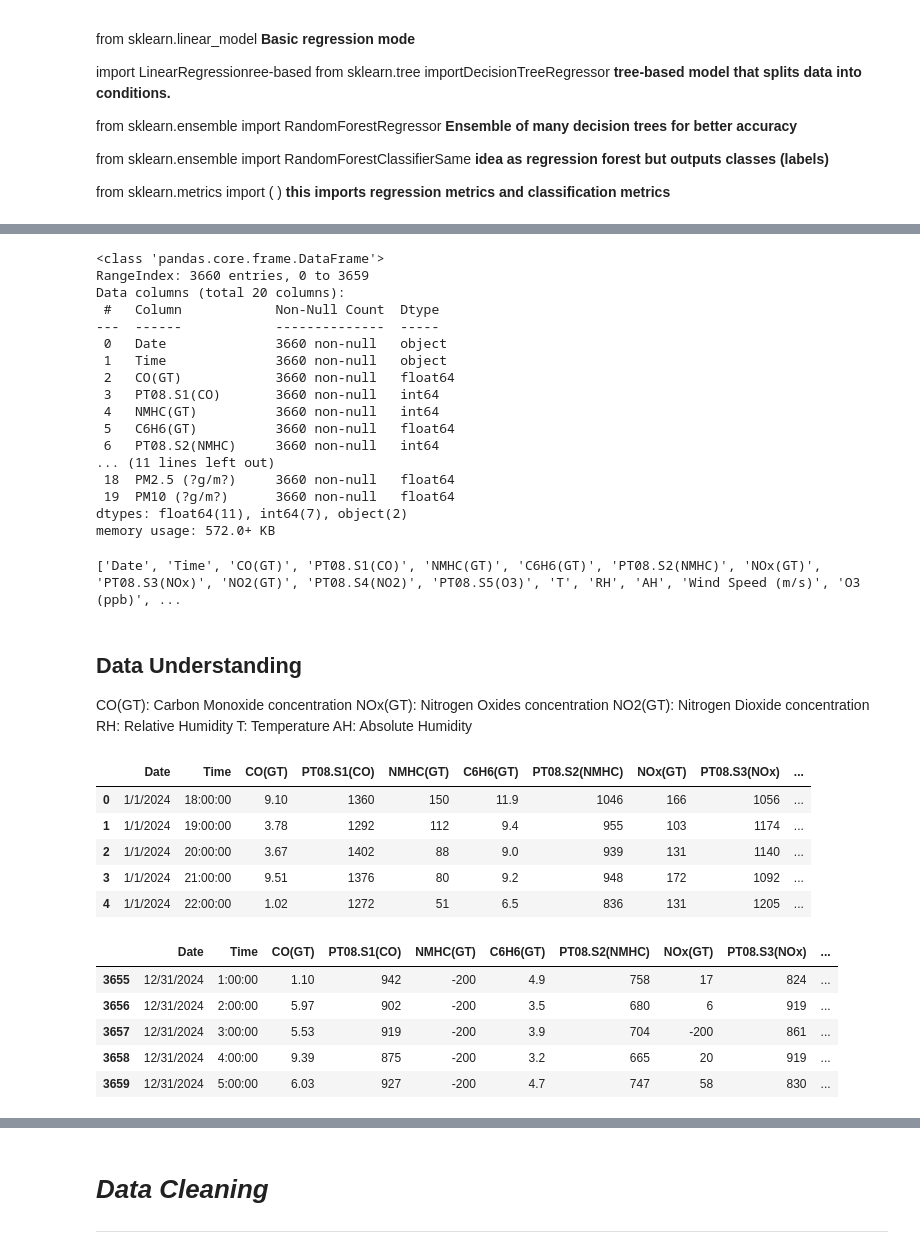
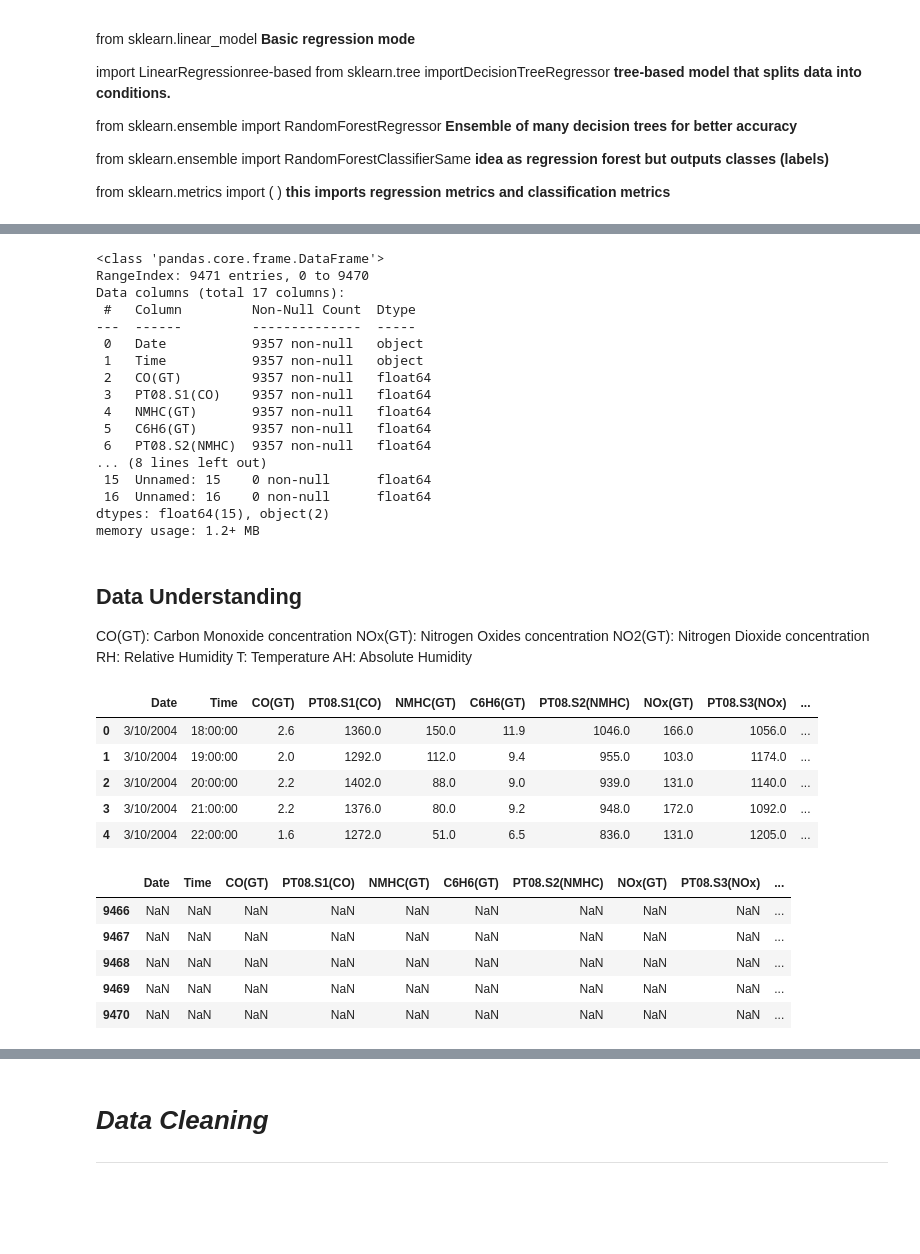
Before and after one commit to namharledba/Air-Quality-Prediction-Dashboard-, a Jupyter notebook: DataAnalysisFile.ipynb, the cells around one changed output, grey strips where cells are left out. Saved outputs shown, nothing was run; the diff lists cells and outputs as text; code cells hidden in the pictures; blank space fills up the shorter version.

```diff
--- a/DataAnalysisFile.ipynb
+++ b/DataAnalysisFile.ipynb
@@ -87,14 +87,7 @@ from sklearn.metrics import (
 )
 **this imports regression metrics and classification metrics**
 # %%
-
 uploaded = files.upload()
-
-filename = next(iter(uploaded))
-
-df = pd.read_csv(
-    filename,
-    sep=','
-)
+df = pd.read_csv(next(iter(uploaded)))
 # %% [output]
 [interactive output not drawn]
@@ -103,26 +96,22 @@ Saving AirQualityUCI.csv to AirQualityUCI (8).csv
 df.info()
 # %% [output]
 <class 'pandas.core.frame.DataFrame'>
-RangeIndex: 3660 entries, 0 to 3659
-Data columns (total 20 columns):
- #   Column            Non-Null Count  Dtype
----  ------            --------------  -----
- 0   Date              3660 non-null   object
- 1   Time              3660 non-null   object
- 2   CO(GT)            3660 non-null   float64
- 3   PT08.S1(CO)       3660 non-null   int64
- 4   NMHC(GT)          3660 non-null   int64
- 5   C6H6(GT)          3660 non-null   float64
- 6   PT08.S2(NMHC)     3660 non-null   int64
-... (11 lines left out)
- 18  PM2.5 (?g/m?)     3660 non-null   float64
- 19  PM10 (?g/m?)      3660 non-null   float64
-dtypes: float64(11), int64(7), object(2)
-memory usage: 572.0+ KB
+RangeIndex: 9471 entries, 0 to 9470
+Data columns (total 17 columns):
+ #   Column         Non-Null Count  Dtype
+---  ------         --------------  -----
+ 0   Date           9357 non-null   object
+ 1   Time           9357 non-null   object
+ 2   CO(GT)         9357 non-null   float64
+ 3   PT08.S1(CO)    9357 non-null   float64
+ 4   NMHC(GT)       9357 non-null   float64
+ 5   C6H6(GT)       9357 non-null   float64
+ 6   PT08.S2(NMHC)  9357 non-null   float64
+... (8 lines left out)
+ 15  Unnamed: 15    0 non-null      float64
+ 16  Unnamed: 16    0 non-null      float64
+dtypes: float64(15), object(2)
+memory usage: 1.2+ MB
-# %%
-print(df.columns.tolist())
-# %% [output]
-['Date', 'Time', 'CO(GT)', 'PT08.S1(CO)', 'NMHC(GT)', 'C6H6(GT)', 'PT08.S2(NMHC)', 'NOx(GT)', 'PT08.S3(NOx)', 'NO2(GT)', 'PT08.S4(NO2)', 'PT08.S5(O3)', 'T', 'RH', 'AH', 'Wind Speed (m/s)', 'O3 (ppb)', ...
 # %% [markdown]
 ## Data Understanding
 
@@ -133,24 +122,23 @@ print(df.columns.tolist())
  T: Temperature
  AH: Absolute Humidity
 # %%
-
-display(df.head())     #first five rows
+df.head()     #first five rows
 # %% [output]
 |  | Date | Time | CO(GT) | PT08.S1(CO) | NMHC(GT) | C6H6(GT) | PT08.S2(NMHC) | NOx(GT) | PT08.S3(NOx) | ... |
-| 0 | 1/1/2024 | 18:00:00 | 9.10 | 1360 | 150 | 11.9 | 1046 | 166 | 1056 | ... |
-| 1 | 1/1/2024 | 19:00:00 | 3.78 | 1292 | 112 | 9.4 | 955 | 103 | 1174 | ... |
-| 2 | 1/1/2024 | 20:00:00 | 3.67 | 1402 | 88 | 9.0 | 939 | 131 | 1140 | ... |
-| 3 | 1/1/2024 | 21:00:00 | 9.51 | 1376 | 80 | 9.2 | 948 | 172 | 1092 | ... |
-| 4 | 1/1/2024 | 22:00:00 | 1.02 | 1272 | 51 | 6.5 | 836 | 131 | 1205 | ... |
+| 0 | 3/10/2004 | 18:00:00 | 2.6 | 1360.0 | 150.0 | 11.9 | 1046.0 | 166.0 | 1056.0 | ... |
+| 1 | 3/10/2004 | 19:00:00 | 2.0 | 1292.0 | 112.0 | 9.4 | 955.0 | 103.0 | 1174.0 | ... |
+| 2 | 3/10/2004 | 20:00:00 | 2.2 | 1402.0 | 88.0 | 9.0 | 939.0 | 131.0 | 1140.0 | ... |
+| 3 | 3/10/2004 | 21:00:00 | 2.2 | 1376.0 | 80.0 | 9.2 | 948.0 | 172.0 | 1092.0 | ... |
+| 4 | 3/10/2004 | 22:00:00 | 1.6 | 1272.0 | 51.0 | 6.5 | 836.0 | 131.0 | 1205.0 | ... |
 # %%
 df.tail()     #last five rows
 # %% [output]
 |  | Date | Time | CO(GT) | PT08.S1(CO) | NMHC(GT) | C6H6(GT) | PT08.S2(NMHC) | NOx(GT) | PT08.S3(NOx) | ... |
-| 3655 | 12/31/2024 | 1:00:00 | 1.10 | 942 | -200 | 4.9 | 758 | 17 | 824 | ... |
-| 3656 | 12/31/2024 | 2:00:00 | 5.97 | 902 | -200 | 3.5 | 680 | 6 | 919 | ... |
-| 3657 | 12/31/2024 | 3:00:00 | 5.53 | 919 | -200 | 3.9 | 704 | -200 | 861 | ... |
-| 3658 | 12/31/2024 | 4:00:00 | 9.39 | 875 | -200 | 3.2 | 665 | 20 | 919 | ... |
-| 3659 | 12/31/2024 | 5:00:00 | 6.03 | 927 | -200 | 4.7 | 747 | 58 | 830 | ... |
+| 9466 | NaN | NaN | NaN | NaN | NaN | NaN | NaN | NaN | NaN | ... |
+| 9467 | NaN | NaN | NaN | NaN | NaN | NaN | NaN | NaN | NaN | ... |
+| 9468 | NaN | NaN | NaN | NaN | NaN | NaN | NaN | NaN | NaN | ... |
+| 9469 | NaN | NaN | NaN | NaN | NaN | NaN | NaN | NaN | NaN | ... |
+| 9470 | NaN | NaN | NaN | NaN | NaN | NaN | NaN | NaN | NaN | ... |
 # %%
 df.describe()
 # %% [output]
```
Also changed, not shown: parts of 39 cells of this notebook.
